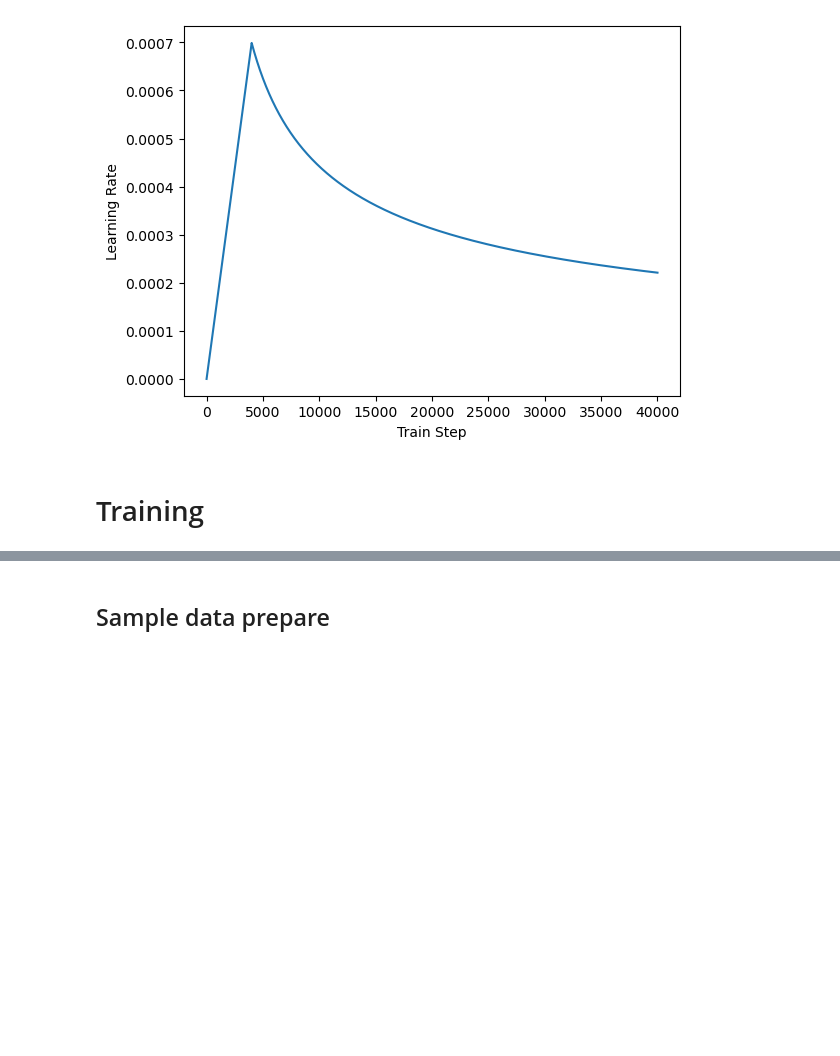
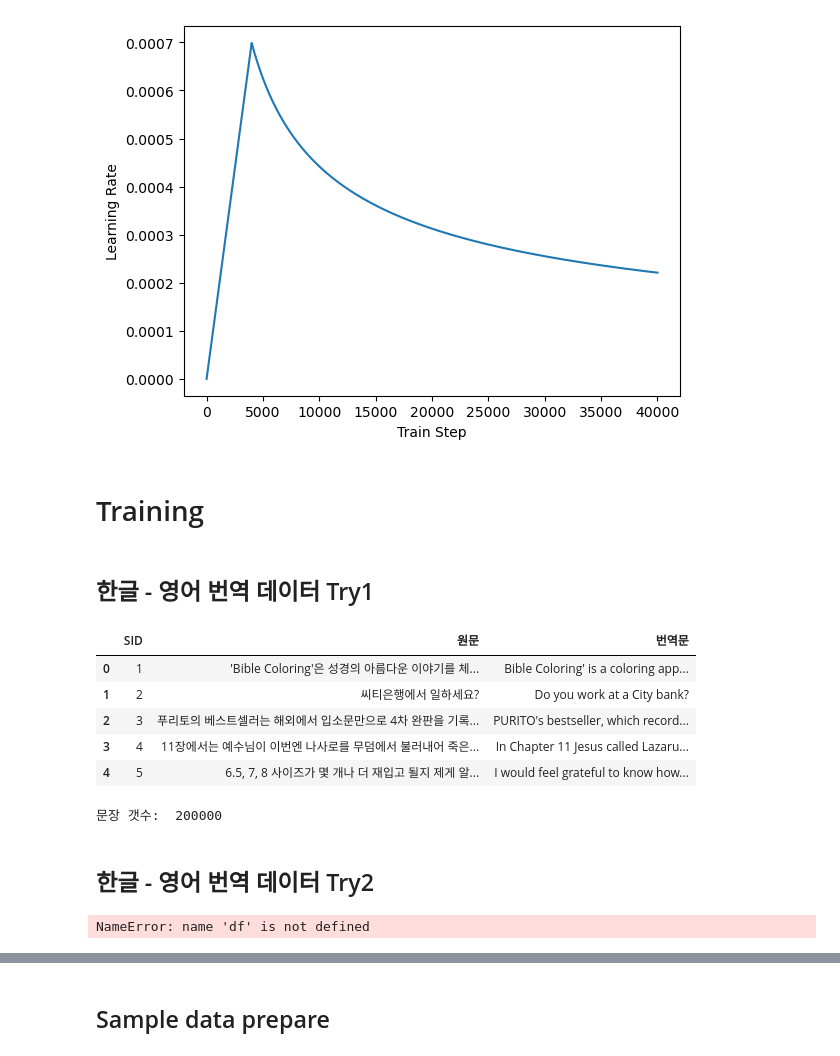
Before and after one commit to komingsu/AIFFEL, a Jupyter notebook: 00_PR/Transformer/Transformer.ipynb, the cells around one changed output, grey strips where cells are left out. Saved outputs shown, nothing was run; the diff lists cells and outputs as text; code cells hidden in the pictures; blank space fills up the shorter version.

```diff
--- a/00_PR/Transformer/Transformer.ipynb
+++ b/00_PR/Transformer/Transformer.ipynb
@@ -736,3 +740,17 @@ optimizer = tf.keras.optimizers.Adam(learning_rate, beta_1=0.9, beta_2=0.98,
                                      epsilon=1e-9)
 # %% [markdown]
 # Training
+# %% [markdown]
+## 한글 - 영어 번역 데이터 Try1
+# %%
+df = pd.read_excel('./1_구어체(1).xlsx')
+display(df.head())
+print('문장 갯수: ',len(df))
+# %% [output]
+|  | SID | 원문 | 번역문 |
+| 0 | 1 | 'Bible Coloring'은 성경의 아름다운 이야기를 체... | Bible Coloring' is a coloring app... |
+| 1 | 2 | 씨티은행에서 일하세요? | Do you work at a City bank? |
+| 2 | 3 | 푸리토의 베스트셀러는 해외에서 입소문만으로 4차 완판을 기록... | PURITO's bestseller, which record... |
+| 3 | 4 | 11장에서는 예수님이 이번엔 나사로를 무덤에서 불러내어 죽은... | In Chapter 11 Jesus called Lazaru... |
+| 4 | 5 | 6.5, 7, 8 사이즈가 몇 개나 더 재입고 될지 제게 알... | I would feel grateful to know how... |
+문장 갯수:  200000
@@ -738,0 +875,9 @@ optimizer = tf.keras.optimizers.Adam(learning_rate, beta_1=0.9, beta_2=0.98,
+# %% [markdown]
+## 한글 - 영어 번역 데이터 Try2
+# %%
+from konlpy.tag import Hannanum
+hannanum = Hannanum()
+
+df["원문_1"] = df["원문"].apply(lambda x : hannanum.morphs(x))
+# %% [output]
+NameError: name 'df' is not defined
```
Also changed, not shown: parts of 45 cells of this notebook.
